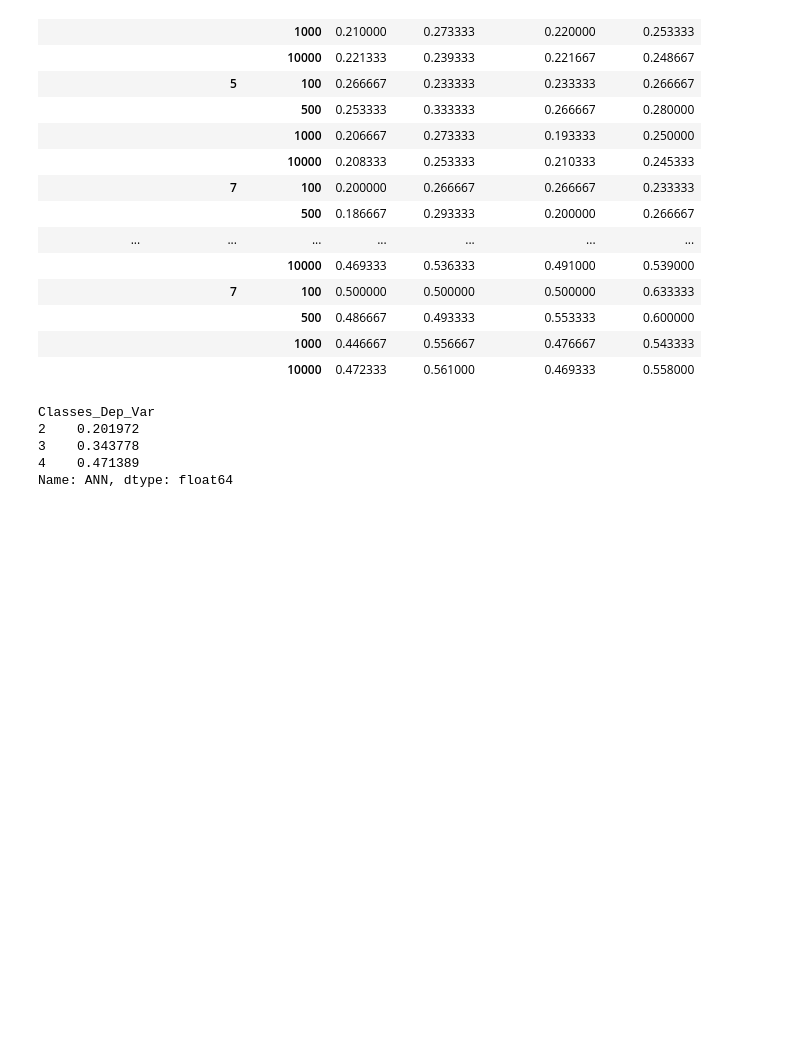
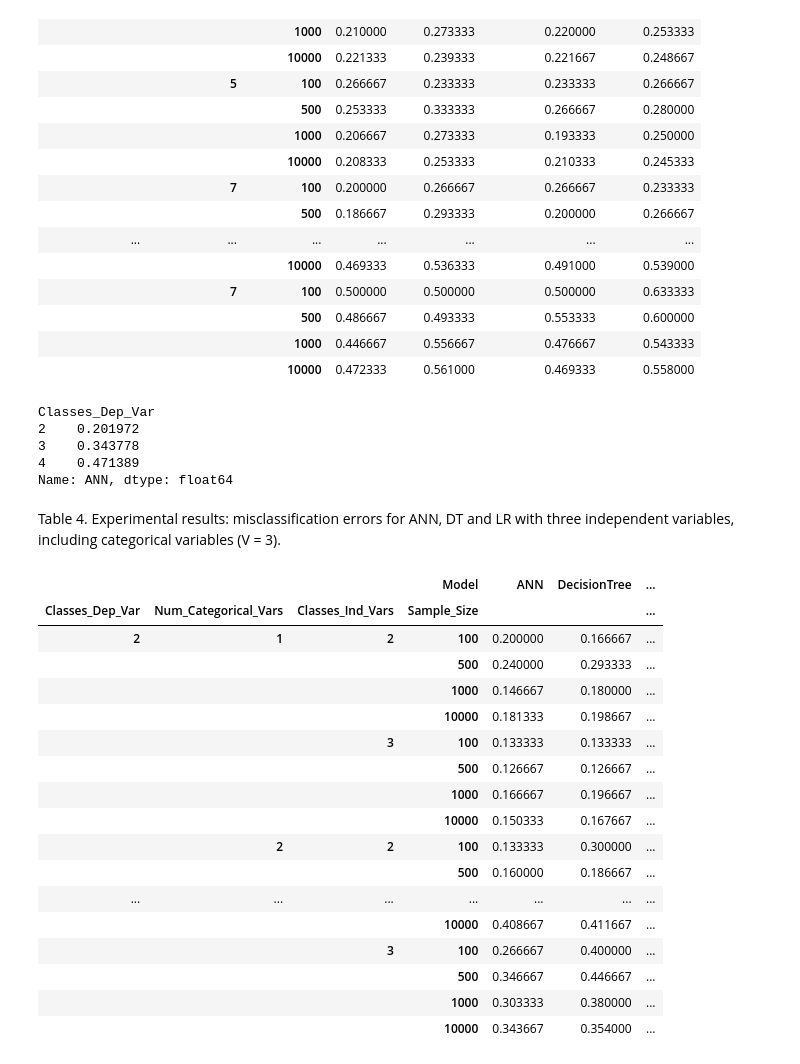
Before and after one commit to frederikpanse/psychometric_replication, a Jupyter notebook: exp/exp_FP_11_getSummaryTables.ipynb, the cells around one changed output. Saved outputs shown, nothing was run; the diff lists cells and outputs as text; code cells hidden in the pictures; blank space fills up the shorter version.

Commit message:
created all tables

```diff
--- a/exp/exp_FP_11_getSummaryTables.ipynb
+++ b/exp/exp_FP_11_getSummaryTables.ipynb
@@ -126,0 +158,56 @@ Name: ANN, dtype: float64
+# %% [markdown]
+Table 4. Experimental results: misclassification errors for ANN, DT and LR with three independent variables, including categorical variables (V = 3).
+# %%
+# continuous independent variables for now
+df_3 = df[(df["Num_Categorical_Vars"] != 0) & (df['Num_Ind_Vars'] == 3)]
+df_3
+# %%
+grouped = df_3.groupby(['Classes_Dep_Var', 'Num_Categorical_Vars', 'Classes_Ind_Vars', 'Sample_Size', 'Model'])
+result_3 = []
+
+for group, frame in grouped:
+    # Find the combination of hyperparameters that minimizes misclassification error
+    best_hyperparams = frame.loc[frame['Misclassification'].idxmin(), ['Hyperparameter_1', 'Hyperparameter_2', 'Hyperparameter_3']]
+    best_frame = frame[(frame['Hyperparameter_1'] == best_hyperparams['Hyperparameter_1']) &
+                       (frame['Hyperparameter_2'] == best_hyperparams['Hyperparameter_2']) &
+                       (frame['Hyperparameter_3'] == best_hyperparams['Hyperparameter_3'])]
+    mean_misclassification = best_frame['Misclassification'].mean()
+
+    result_3.append({
+        'Classes_Dep_Var': group[0],
+        'Num_Categorical_Vars': group[1],
+        'Classes_Ind_Vars': group[2],
+        'Sample_Size': group[3],
+        'Model': group[4],
+        'Mean_Misclassification': mean_misclassification
+    })
+
+
+results_3 = pd.DataFrame(result_3)
+
+# Pivot table for the desired format
+table4 = results_3.pivot_table(
+    index=['Classes_Dep_Var', 'Num_Categorical_Vars', 'Classes_Ind_Vars', 'Sample_Size'],
+    columns='Model',
+    values='Mean_Misclassification'
+)
+table4
+# %% [output]
+|  |  |  | Model | ANN | DecisionTree | ... |
+| Classes_Dep_Var | Num_Categorical_Vars | Classes_Ind_Vars | Sample_Size |  |  | ... |
+| 2 | 1 | 2 | 100 | 0.200000 | 0.166667 | ... |
+|  |  |  | 500 | 0.240000 | 0.293333 | ... |
+|  |  |  | 1000 | 0.146667 | 0.180000 | ... |
+|  |  |  | 10000 | 0.181333 | 0.198667 | ... |
+|  |  | 3 | 100 | 0.133333 | 0.133333 | ... |
+|  |  |  | 500 | 0.126667 | 0.126667 | ... |
+|  |  |  | 1000 | 0.166667 | 0.196667 | ... |
+|  |  |  | 10000 | 0.150333 | 0.167667 | ... |
+|  | 2 | 2 | 100 | 0.133333 | 0.300000 | ... |
+|  |  |  | 500 | 0.160000 | 0.186667 | ... |
+| ... | ... | ... | ... | ... | ... | ... |
+|  |  |  | 10000 | 0.408667 | 0.411667 | ... |
+|  |  | 3 | 100 | 0.266667 | 0.400000 | ... |
+|  |  |  | 500 | 0.346667 | 0.446667 | ... |
+|  |  |  | 1000 | 0.303333 | 0.380000 | ... |
+|  |  |  | 10000 | 0.343667 | 0.354000 | ... |
```
Also changed, not shown: parts of 9 cells of this notebook, 3 other files.
